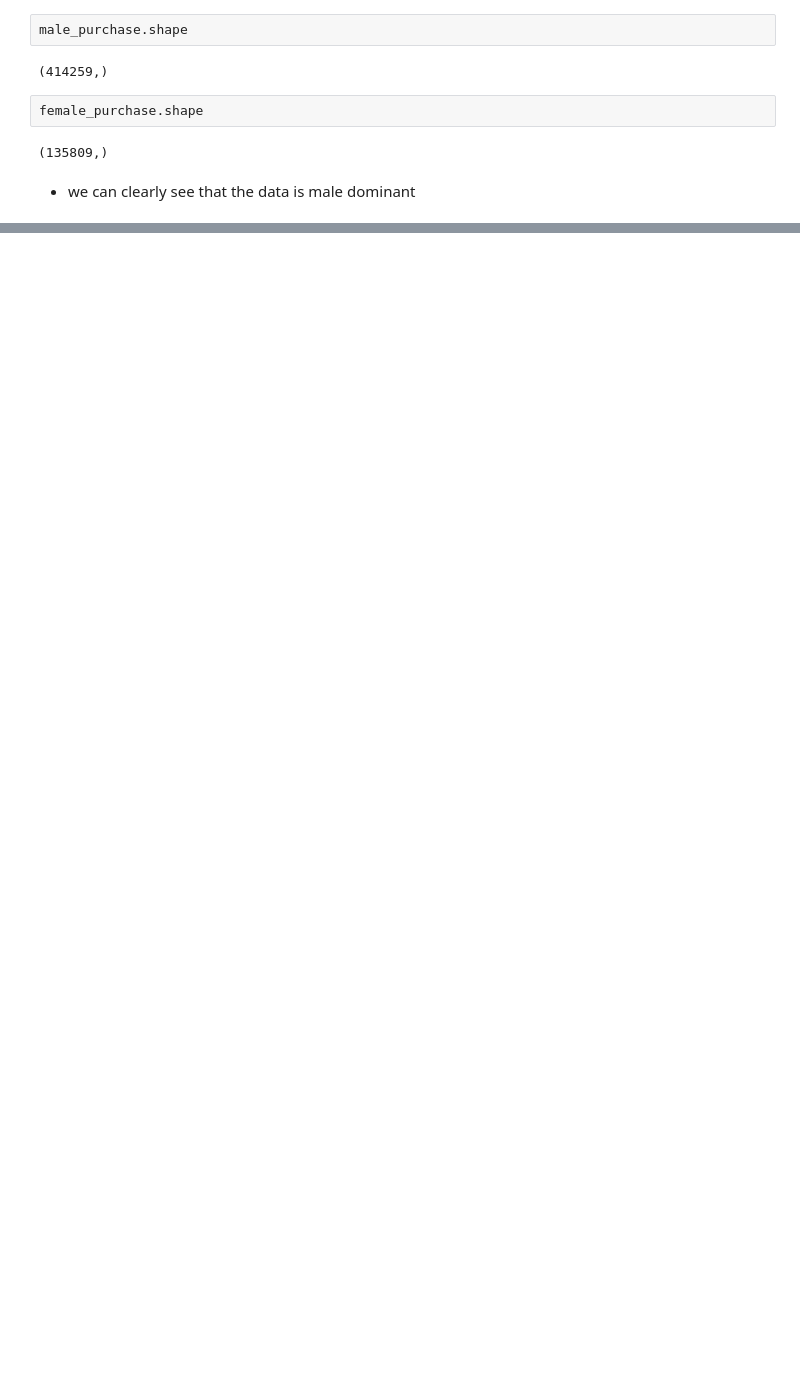
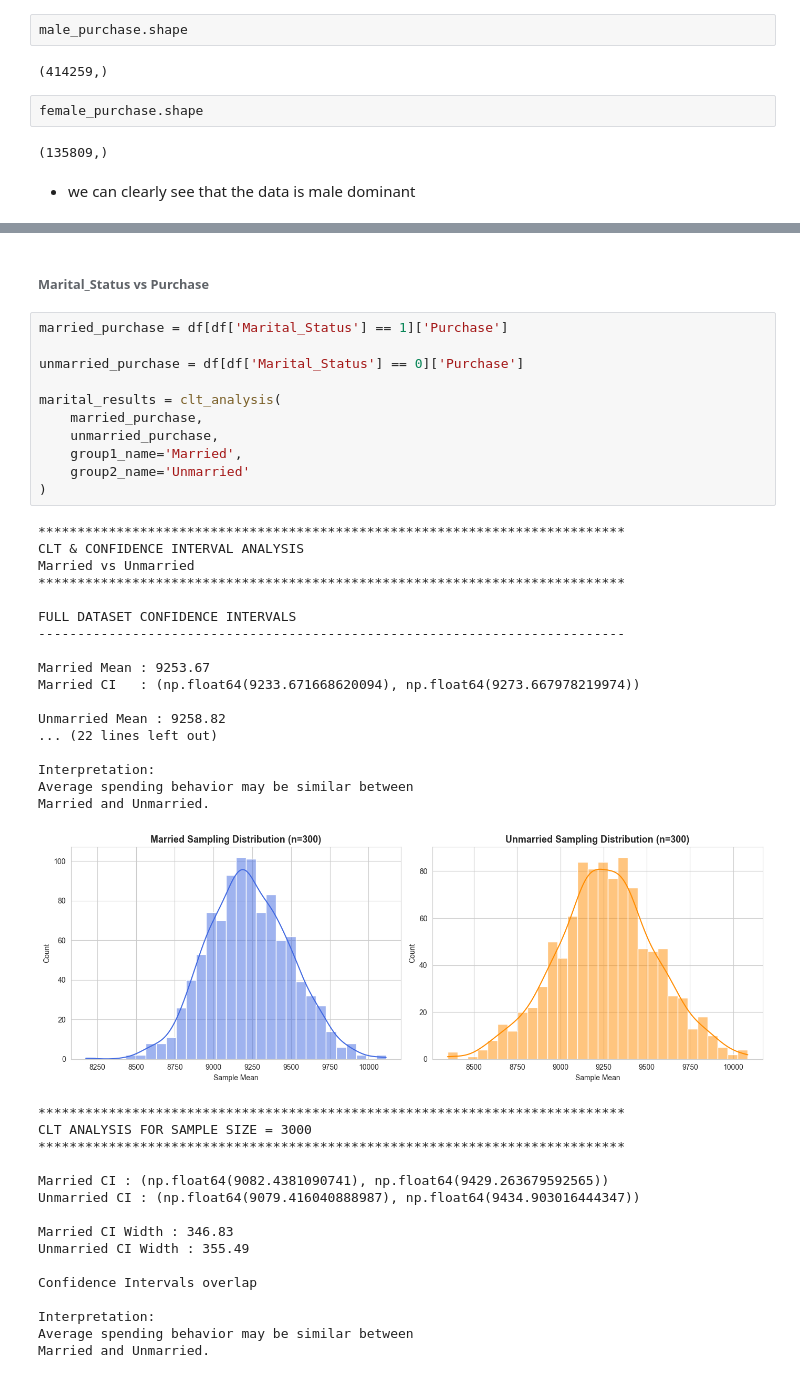
Before and after one commit to Adi-Deshmukh/Wallmart-case_ML, a Jupyter notebook: Walmart_BC.ipynb, the cells around one changed output, grey strips where cells are left out. Cells and saved outputs as stored; diff of their text form; blank space fills up the shorter version.

```diff
--- a/Walmart_BC.ipynb
+++ b/Walmart_BC.ipynb
@@ -1292,0 +1314,47 @@ FINAL RESULTS TABLE
+# %% [markdown]
+###### Marital_Status vs Purchase
+# %%
+married_purchase = df[df['Marital_Status'] == 1]['Purchase']
+
+unmarried_purchase = df[df['Marital_Status'] == 0]['Purchase']
+
+marital_results = clt_analysis(
+    married_purchase,
+    unmarried_purchase,
+    group1_name='Married',
+    group2_name='Unmarried'
+)
+# %% [output]
+***************************************************************************
+CLT & CONFIDENCE INTERVAL ANALYSIS
+Married vs Unmarried
+***************************************************************************
+
+FULL DATASET CONFIDENCE INTERVALS
+---------------------------------------------------------------------------
+
+Married Mean : 9253.67
+Married CI   : (np.float64(9233.671668620094), np.float64(9273.667978219974))
+
+Unmarried Mean : 9258.82
+... (22 lines left out)
+
+Interpretation:
+Average spending behavior may be similar between
+Married and Unmarried.
+[figure, added]
+***************************************************************************
+CLT ANALYSIS FOR SAMPLE SIZE = 3000
+***************************************************************************
+
+Married CI : (np.float64(9082.4381090741), np.float64(9429.263679592565))
+Unmarried CI : (np.float64(9079.416040888987), np.float64(9434.903016444347))
+
+Married CI Width : 346.83
+Unmarried CI Width : 355.49
+
+Confidence Intervals overlap
+
+Interpretation:
+Average spending behavior may be similar between
+Married and Unmarried.
```
Also changed, not shown: parts of 18 cells of this notebook.
